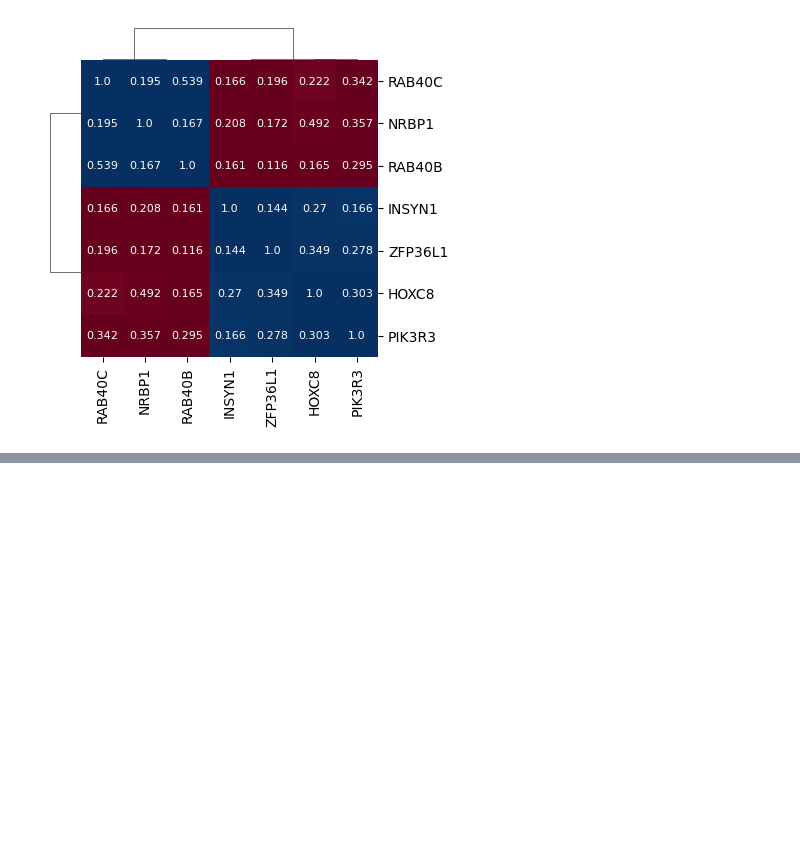
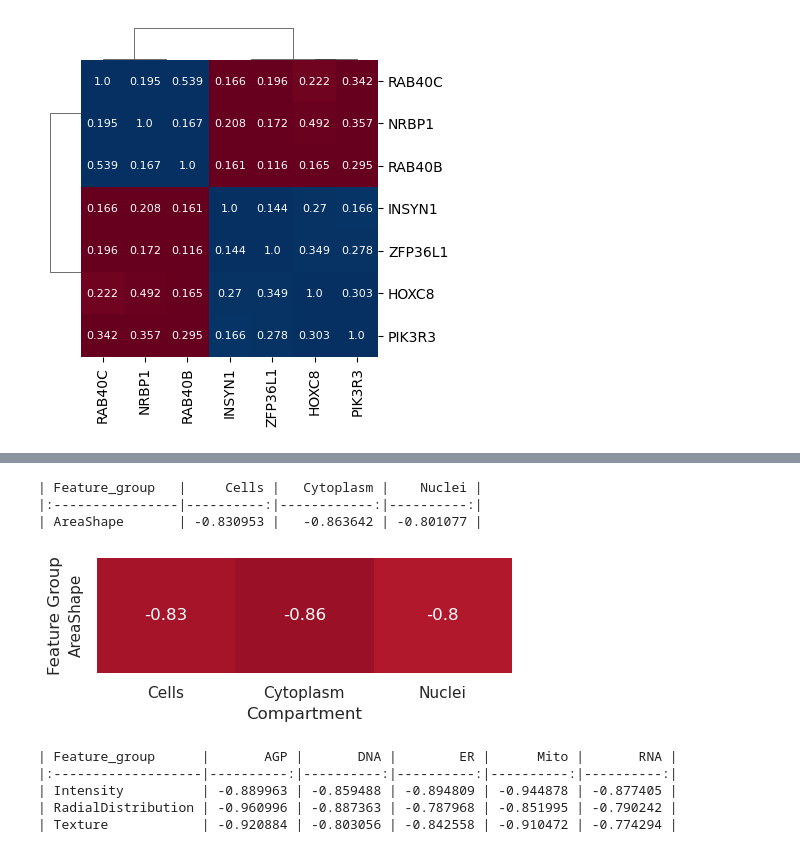
Before and after one commit to jump-cellpainting/2024_Chandrasekaran_Morphmap, a Jupyter notebook: 07.compute-cosine-similarities/12.explore-RAB40B-INSYN1-connections.ipynb, the cells around one changed output, grey strips where cells are left out. Saved outputs shown, nothing was run; the diff lists cells and outputs as text; code cells hidden in the pictures; blank space fills up the shorter version.

Commit message:
RAB40B and RAB30 feature group analysis

```diff
--- a/07.compute-cosine-similarities/12.explore-RAB40B-INSYN1-connections.ipynb
+++ b/07.compute-cosine-similarities/12.explore-RAB40B-INSYN1-connections.ipynb
@@ -147,0 +221,36 @@ plt.savefig(f"figures/ORF-connections-{'-'.join(top_similar)}.svg", dpi=300)
+# %%
+print(compartment_feature_group_df.to_markdown())
+# %% [output]
+| Feature_group   |     Cells |   Cytoplasm |    Nuclei |
+|:----------------|----------:|------------:|----------:|
+| AreaShape       | -0.830953 |   -0.863642 | -0.801077 |
+# %%
+n_row = compartment_feature_group_df.shape[0]
+n_col = compartment_feature_group_df.shape[1]
+fig_width = n_row + 4
+fig_height = 2
+sns.set(font_scale=1)
+
+plt.figure(figsize = (fig_width, fig_height))
+
+f = sns.heatmap(
+    compartment_feature_group_df,
+    cmap="RdBu",
+    vmin=-1,
+    vmax=1,
+    xticklabels=True,
+    yticklabels=True,
+    annot=True,
+    cbar=None,
+)
+
+f.set(xlabel="Compartment", ylabel="Feature Group")
+
+f.xaxis.label.set_size(12)
+f.yaxis.label.set_size(12)
+plt.tight_layout()
+
+plt.savefig(f"figures/{'-'.join(top_similar)}_area_size_compartment.png")
+plt.savefig(f"figures/{'-'.join(top_similar)}_area_size_compartment.svg")
+# %% [output]
+[figure, added]
@@ -147,0 +290,8 @@ plt.savefig(f"figures/ORF-connections-{'-'.join(top_similar)}.svg", dpi=300)
+# %%
+print(channel_feature_group_df.to_markdown())
+# %% [output]
+| Feature_group      |       AGP |       DNA |        ER |      Mito |       RNA |
+|:-------------------|----------:|----------:|----------:|----------:|----------:|
+| Intensity          | -0.889963 | -0.859488 | -0.894809 | -0.944878 | -0.877405 |
+| RadialDistribution | -0.960996 | -0.887363 | -0.787968 | -0.851995 | -0.790242 |
+| Texture            | -0.920884 | -0.803056 | -0.842558 | -0.910472 | -0.774294 |
```
Also changed, not shown: parts of 10 cells of this notebook, 15 other files.
